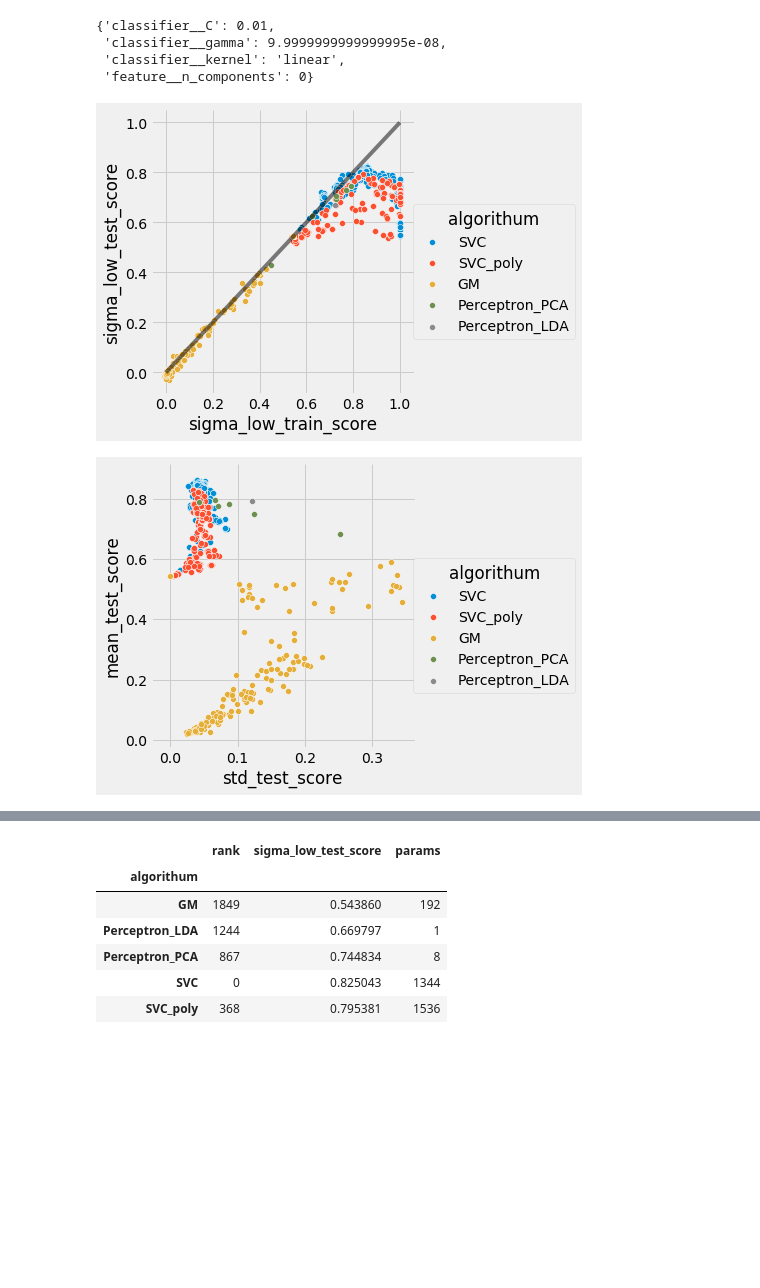
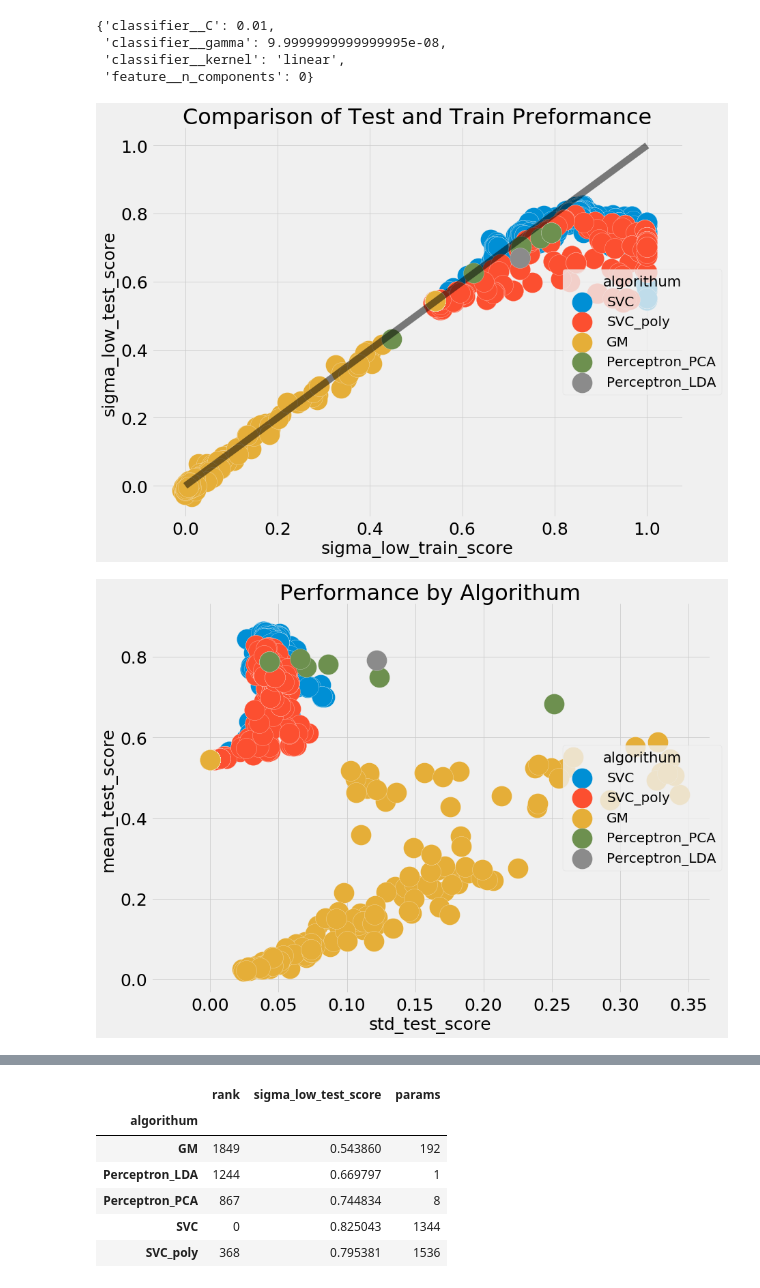
Before and after one commit to TychonautVII/heart_disease_dm, a Jupyter notebook: heart_disease/playground.ipynb, the cells around one changed output, grey strips where cells are left out. Drawn from its saved outputs; the diff is of its cells as text; code cells hidden in the pictures; blank space fills up the shorter version.

Commit message:
Updated prettyness of plots

```diff
--- a/heart_disease/playground.ipynb
+++ b/heart_disease/playground.ipynb
@@ -1,8 +1,12 @@
 # %%
 import numpy as np
 import logging
+
+
+
 import matplotlib.pyplot as plt
 plt.style.use('fivethirtyeight')
+
 
 import heart_disease.plotting as hdp
 import heart_disease.preprocessing as hdpp
@@ -10,11 +14,31 @@ import heart_disease.parameter_optimization as hdpo
 from heart_disease.globals import data_path, output_path
 
 import seaborn as sns
+
+sns.set_context("paper", rc={"font.size":28,
+                             "axes.titlesize":32,
+                             "axes.labelsize":25,
+                             "axes.ticksize":20,
+                             'lines.markersize':30,
+                             'lines.linewidth':10,
+                             'legend.fontsize': 20,
+                             'legend.loc':'lower right',
+                             })
+
+label_axissize = 25
+
+
+# import matplotlib as mpl
+# mpl.rcParams['xtick.labelsize'] =28
+# mpl.rcParams['ytick.labelsize'] =28
+
+
+
 import pandas as pd
 from copy import deepcopy as cp
 %load_ext autoreload
 
-from heart_disease.globals import code_path, raw_data_path, data_path, output_path
+from heart_disease.globals import code_path, raw_data_path, data_path, output_path, plot_path
 
 %autoreload 2
 # %%
@@ -63,8 +98,6 @@ algorithum_list = hdpo.algorithum_list
 algorithum_list
 # %% [output]
 ['SVC', 'SVC_poly', 'GM', 'Perceptron_PCA', 'Perceptron_LDA']
-# %%
-algorithum = algorithum_list[0]
 # %%
 reduced_frame_list =[]
 
@@ -106,14 +139,27 @@ summary_df['params'].iloc[0]
  'classifier__gamma': 9.9999999999999995e-08,
  'classifier__kernel': 'linear',
  'feature__n_components': 0}
+# %%
+plot_size = 10
 # %%
-sns.pairplot(x_vars=["sigma_low_train_score"], y_vars=["sigma_low_test_score"], data=summary_df, hue="algorithum", size=5)
+g = sns.pairplot(x_vars=["sigma_low_train_score"],
+             y_vars=["sigma_low_test_score"], data=summary_df, hue="algorithum", size=plot_size)
+
+
 plt.plot([0,1],[0,1],c='k',alpha=0.5)
+plt.title("Comparison of Test and Train Preformance")
+plt.tick_params(labelsize=label_axissize)
+plt.tight_layout()
+plt.savefig(plot_path + 'pref_compare_test_train.png')
 plt.show()
 # %% [output]
-[figure, old version]
+[figure, new version]
 # %%
-sns.pairplot(x_vars=["std_test_score"], y_vars=["mean_test_score"], data=summary_df, hue="algorithum", size=5)
+sns.pairplot(x_vars=["std_test_score"], y_vars=["mean_test_score"], data=summary_df, hue="algorithum", size=plot_size)
+plt.title("Performance by Algorithum")
+plt.tick_params(labelsize=label_axissize)
+plt.tight_layout()
+plt.savefig(plot_path + 'pref_by_alg.png')
 plt.show()
 # %% [output]
-[figure, old version]
+[figure, new version]
```
Also changed, not shown: parts of 32 cells of this notebook, 1 other file.
